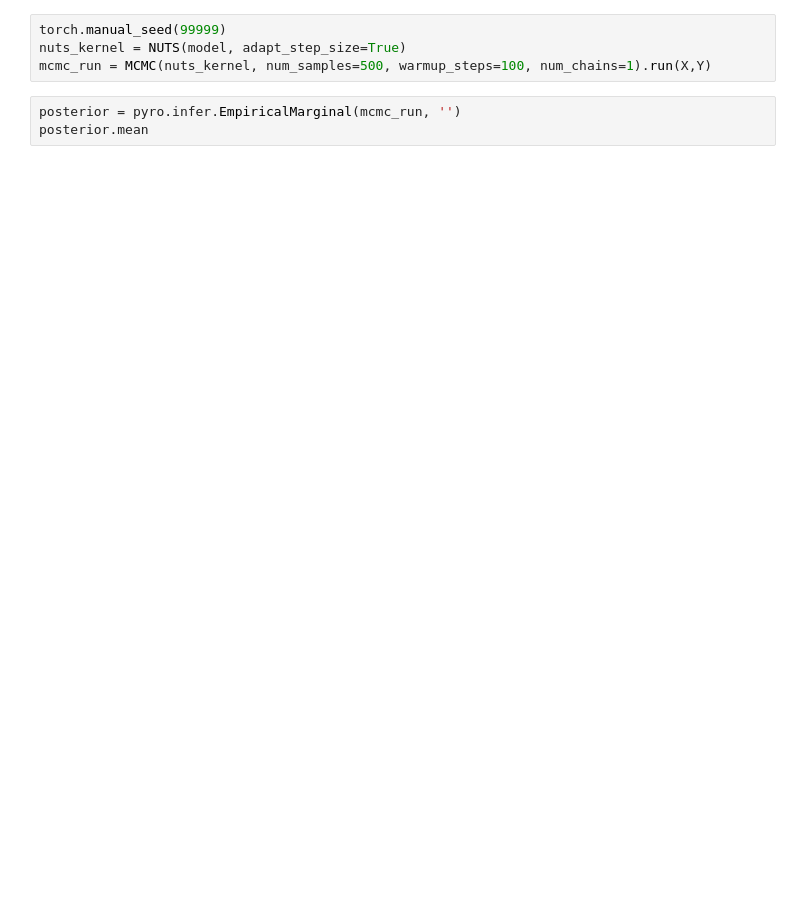
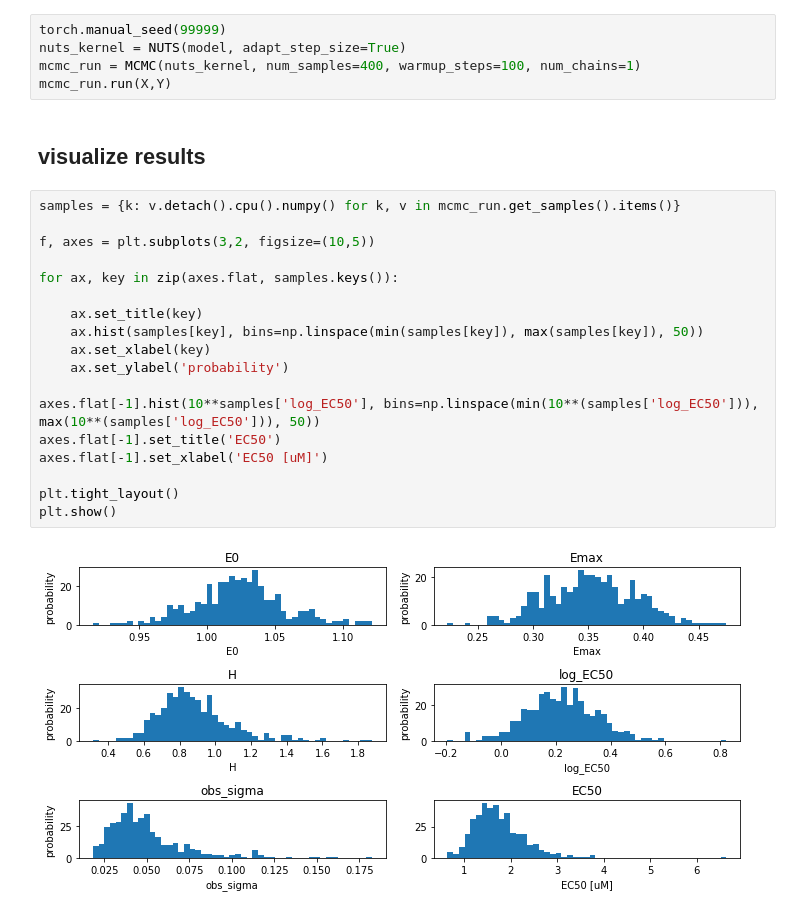
Before and after one commit to nathanieljevans/HNSCC_functional_data_pipeline, a Jupyter notebook: Trematinib-Combo-CI/python/Hill-Equation-Bayesian-Regression.ipynb, the cells around one changed output. Saved outputs shown, nothing was run; the diff lists cells and outputs as text; blank space fills up the shorter version.

```diff
--- a/Trematinib-Combo-CI/python/Hill-Equation-Bayesian-Regression.ipynb
+++ b/Trematinib-Combo-CI/python/Hill-Equation-Bayesian-Regression.ipynb
@@ -276,7 +434,27 @@ https://forum.pyro.ai/t/need-help-with-very-simple-model/600
 # %%
 torch.manual_seed(99999)
 nuts_kernel = NUTS(model, adapt_step_size=True)
-mcmc_run = MCMC(nuts_kernel, num_samples=500, warmup_steps=100, num_chains=1).run(X,Y)
+mcmc_run = MCMC(nuts_kernel, num_samples=400, warmup_steps=100, num_chains=1)
+mcmc_run.run(X,Y)
-# %%
-posterior = pyro.infer.EmpiricalMarginal(mcmc_run, '')
-posterior.mean
+# %% [markdown]
+## visualize results
+# %%
+samples = {k: v.detach().cpu().numpy() for k, v in mcmc_run.get_samples().items()}
+
+f, axes = plt.subplots(3,2, figsize=(10,5))
+
+for ax, key in zip(axes.flat, samples.keys()):
+
+    ax.set_title(key)
+    ax.hist(samples[key], bins=np.linspace(min(samples[key]), max(samples[key]), 50))
+    ax.set_xlabel(key)
+    ax.set_ylabel('probability')
+
+axes.flat[-1].hist(10**samples['log_EC50'], bins=np.linspace(min(10**(samples['log_EC50'])), max(10**(samples['log_EC50'])), 50))
+axes.flat[-1].set_title('EC50')
+axes.flat[-1].set_xlabel('EC50 [uM]')
+
+plt.tight_layout()
+plt.show()
+# %% [output]
+[figure, added]
```
Also changed, not shown: parts of 23 cells of this notebook.
